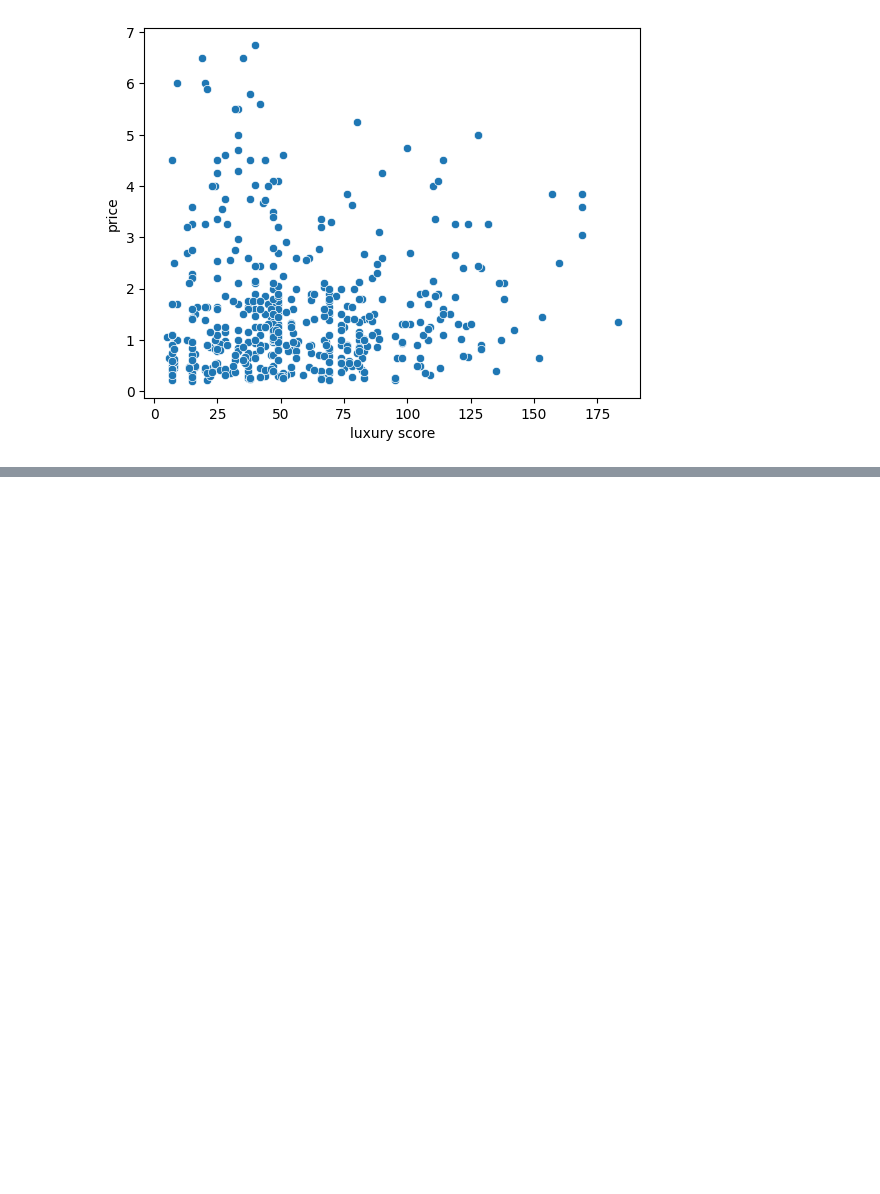
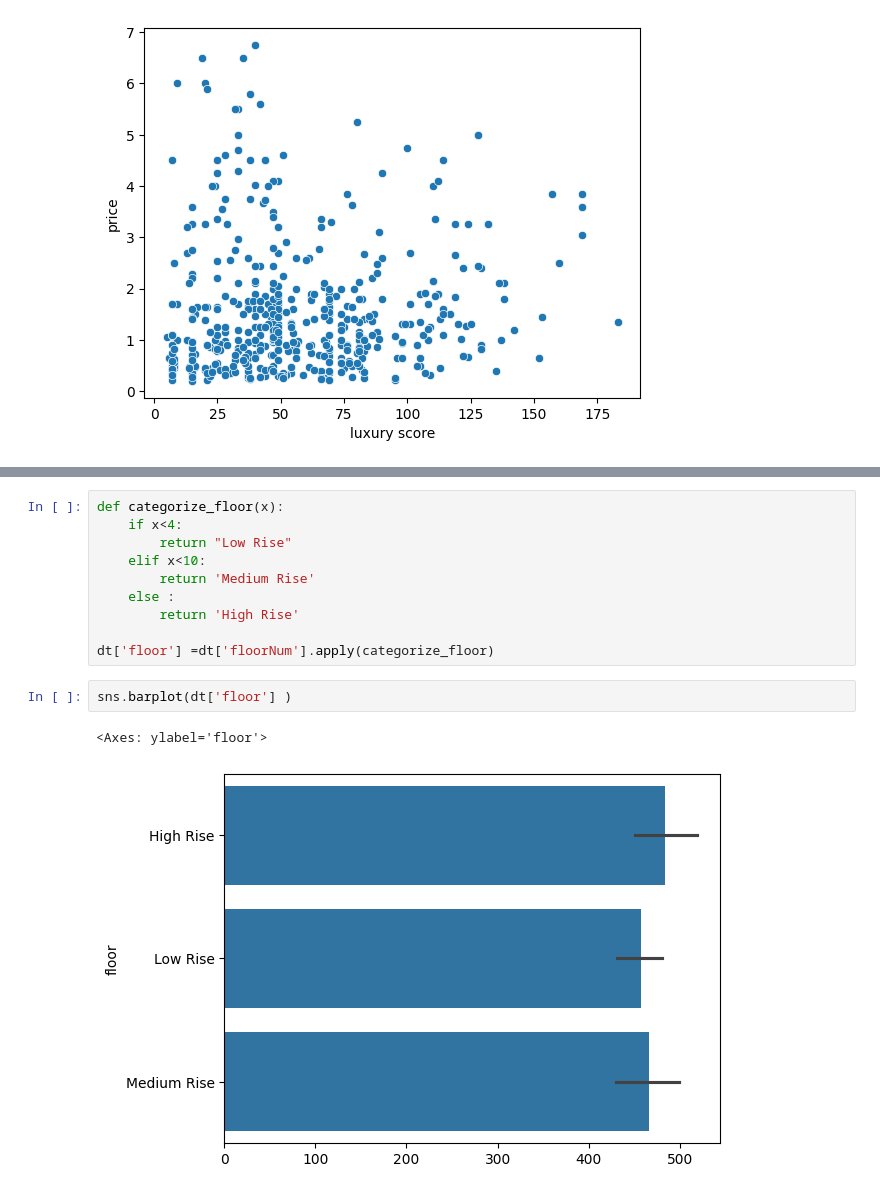
Before and after one commit to TeenaJaglan/Housing-Property-Analyzer, a Jupyter notebook: Feature Selection.ipynb, the cells around one changed output, grey strips where cells are left out. Saved outputs shown, nothing was run; the diff lists cells and outputs as text; blank space fills up the shorter version.

```diff
--- a/Feature Selection.ipynb
+++ b/Feature Selection.ipynb
@@ -83,0 +114,15 @@ sns.scatterplot(x,x='luxury score',y ='price')
+# %%
+def categorize_floor(x):
+    if x<4:
+        return "Low Rise"
+    elif x<10:
+        return 'Medium Rise'
+    else :
+        return 'High Rise'
+
+dt['floor'] =dt['floorNum'].apply(categorize_floor)
+# %%
+sns.barplot(dt['floor'] )
+# %% [output]
+<Axes: ylabel='floor'>
+[figure, added]
```
Also changed, not shown: parts of 51 cells of this notebook, 2 other files.
